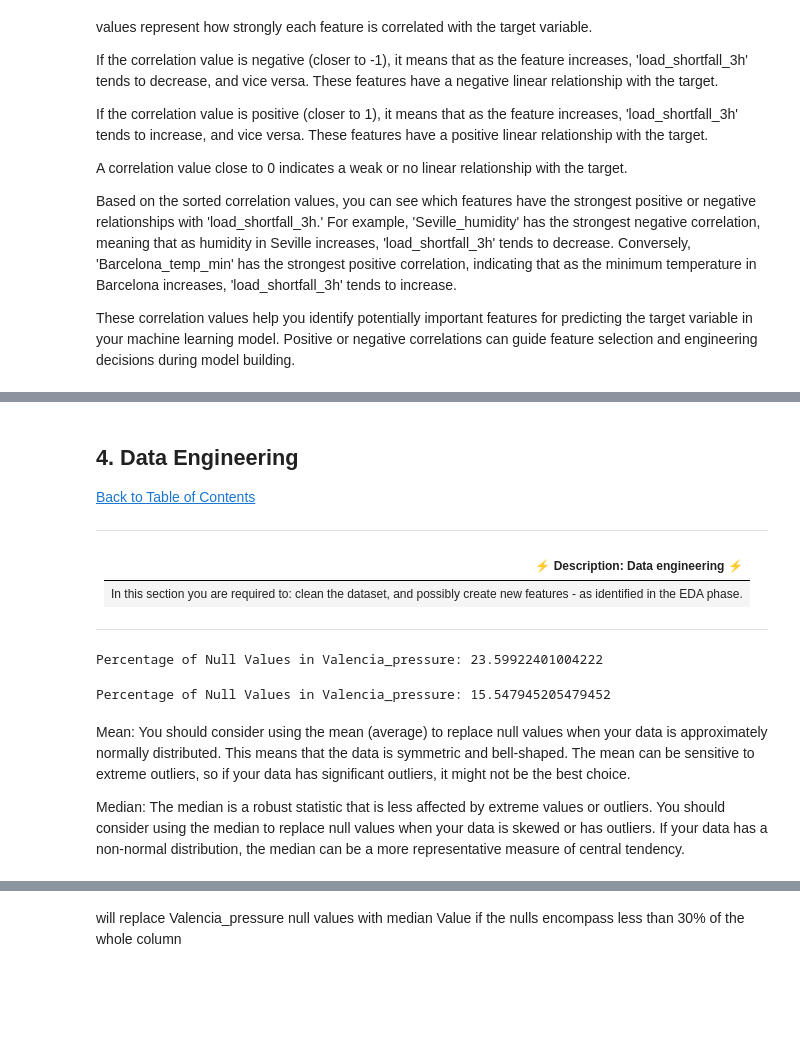
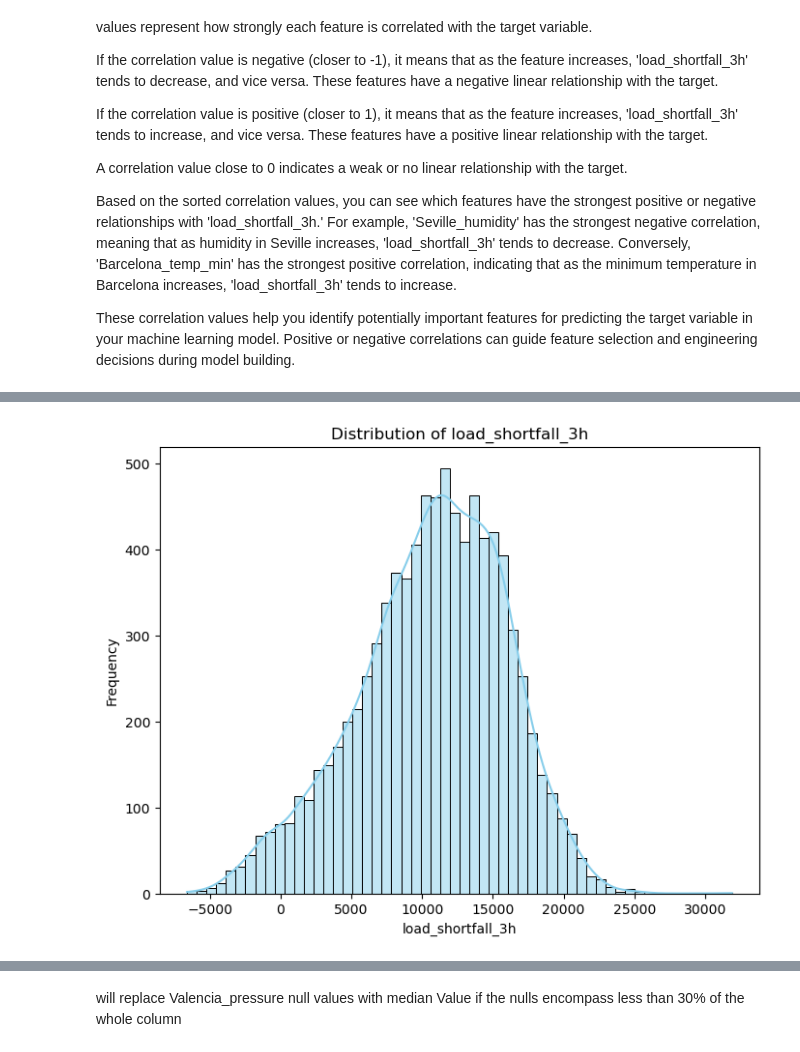
Before and after one commit to Reegs001220/Regression-sprint-2307FTDS-Team-DN1, a Jupyter notebook: Advanced-Regression-Starter-Data/starter-notebook.ipynb, the cells around one changed output, grey strips where cells are left out. Saved outputs shown, nothing was run; the diff lists cells and outputs as text; code cells hidden in the pictures; blank space fills up the shorter version.

```diff
--- a/Advanced-Regression-Starter-Data/starter-notebook.ipynb
+++ b/Advanced-Regression-Starter-Data/starter-notebook.ipynb
@@ -353,13 +545,0 @@ plt.show()
-# %% [markdown]
-<a id="four"></a>
-## 4. Data Engineering
-<a class="anchor" id="1.1"></a>
-<a href=#cont>Back to Table of Contents</a>
-
----
-
-| ⚡ Description: Data engineering ⚡ |
-| :--------------------------- |
-| In this section you are required to: clean the dataset, and possibly create new features - as identified in the EDA phase. |
-
----
@@ -369,15 +546,10 @@ plt.show()
-# %%
-# Calculate the percentage of null values in the 'Valencia_pressure' column
-null_percentage = df['Valencia_pressure'].isna().mean() * 100
-print("Percentage of Null Values in Valencia_pressure:", null_percentage)
-# %% [output]
-Percentage of Null Values in Valencia_pressure: 23.59922401004222
-# %%
-null_percentage = test_df['Valencia_pressure'].isna().mean() * 100
-print("Percentage of Null Values in Valencia_pressure:", null_percentage)
-# %% [output]
-Percentage of Null Values in Valencia_pressure: 15.547945205479452
-# %% [markdown]
-Mean: You should consider using the mean (average) to replace null values when your data is approximately normally distributed. This means that the data is symmetric and bell-shaped. The mean can be sensitive to extreme outliers, so if your data has significant outliers, it might not be the best choice.
-
-Median: The median is a robust statistic that is less affected by extreme values or outliers. You should consider using the median to replace null values when your data is skewed or has outliers. If your data has a non-normal distribution, the median can be a more representative measure of central tendency.
+# %%
+# Plot the distribution of the target variable 'load_shortfall_3h'
+plt.figure(figsize=(8, 6))
+sns.histplot(data=df, x='load_shortfall_3h', kde=True, color='skyblue')
+plt.title('Distribution of load_shortfall_3h')
+plt.xlabel('load_shortfall_3h')
+plt.ylabel('Frequency')
+plt.show()
+# %% [output]
+[figure, added]
```
Also changed, not shown: parts of 75 cells of this notebook, 2 other files.
